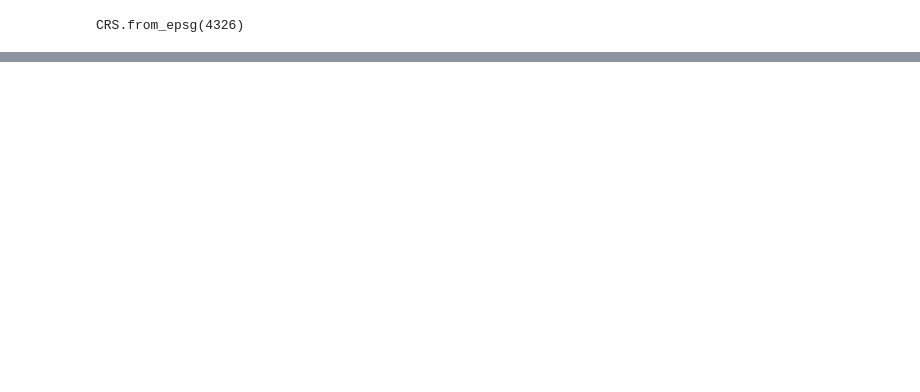
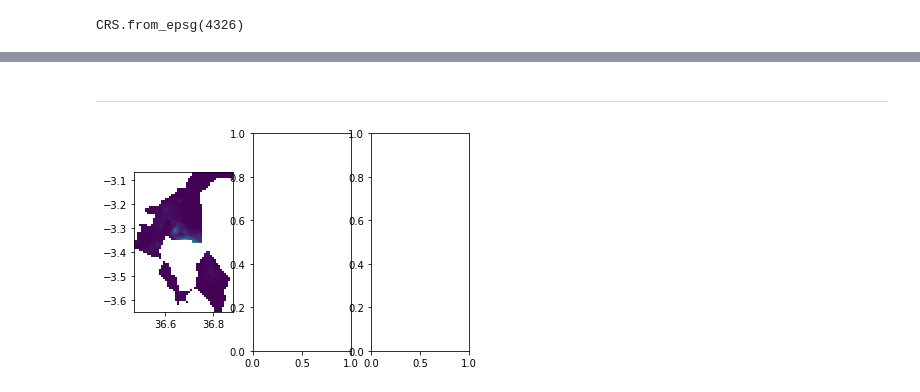
Before and after one commit to MARS-Group-HAW/esida-db, a Jupyter notebook: Rater GeoTiff Cut-Result.ipynb, the cells around one changed output, grey strips where cells are left out. Saved outputs shown, nothing was run; the diff lists cells and outputs as text; code cells hidden in the pictures; blank space fills up the shorter version.

```diff
--- a/Rater GeoTiff Cut-Result.ipynb
+++ b/Rater GeoTiff Cut-Result.ipynb
@@ -190,0 +196,15 @@ test_gdf['value'].hist()
+# %% [markdown]
+---
+# %%
+# Read source raster data and plot
+fig, axs = plt.subplots(1, 3)
+
+with rasterio.open("./output/NewDist20_Arusha DC/worldpop_pd/tza_pd_2020_1km_UNadj.tiff", nodata=-99999) as src:
+    array1 = src.read()
+    array2 = src.read(masked=True)
+    profile1 = src.profile
+    rasterio.plot.show(src, ax=axs[0])
+
+    msk = src.read_masks()
+# %% [output]
+[figure, added]
```
Also changed, not shown: parts of 29 cells of this notebook, 3 other files.
